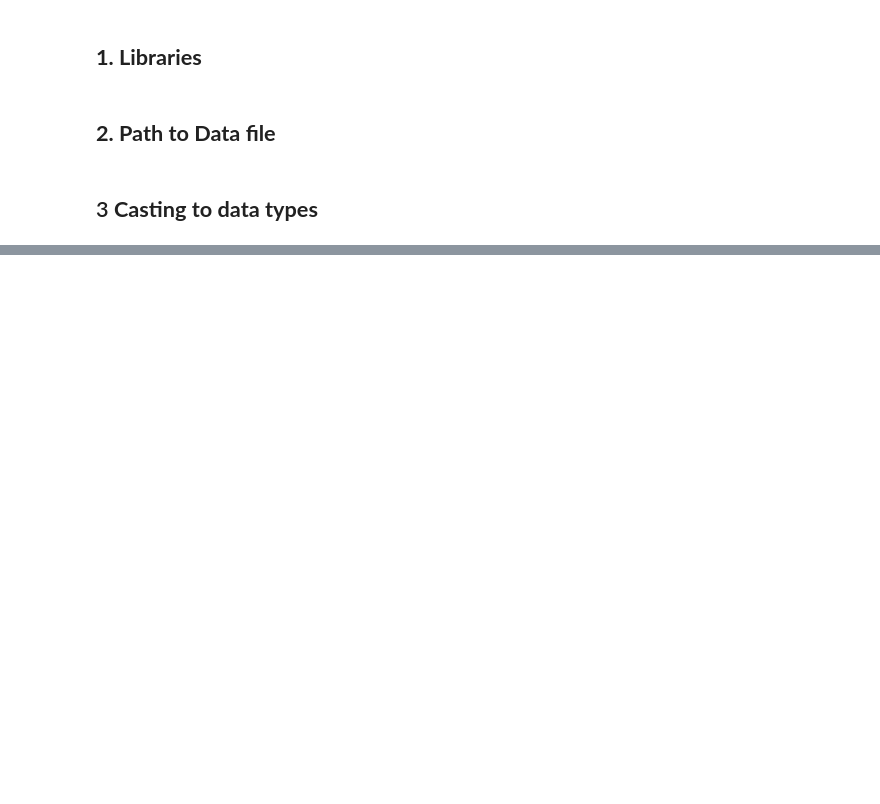
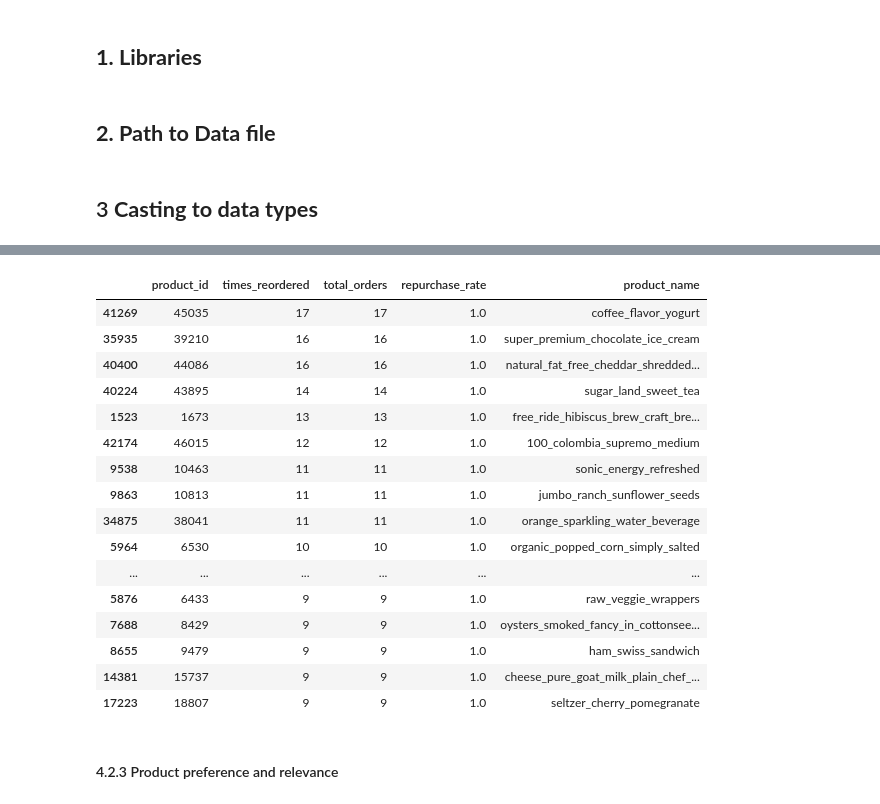
Before and after one commit to LuisPastranaLemus/P_20250505_Purchasing_activity_analysis, a Jupyter notebook: notebooks/02_feature_engineering.ipynb, the cells around one changed output, grey strips where cells are left out. Saved outputs shown, nothing was run; the diff lists cells and outputs as text; code cells hidden in the pictures; blank space fills up the shorter version.

```diff
--- a/notebooks/02_feature_engineering.ipynb
+++ b/notebooks/02_feature_engineering.ipynb
@@ -394,0 +270,5 @@ df_music_time_city_day.to_csv(processed_path, index=False)
+# %%
+# Products with highest repurchase rate
+pivot_product_repurchase = pd.pivot_table(df_order_products, index='product_id', values='reordered', aggfunc=['sum', 'count'])
+pivot_product_repurchase.columns = ['times_reordered', 'total_orders']
+pivot_product_repurchase
@@ -394,0 +290,3 @@ df_music_time_city_day.to_csv(processed_path, index=False)
+# %%
+pivot_product_repurchase['repurchase_rate'] = (pivot_product_repurchase['times_reordered'] / pivot_product_repurchase['total_orders'])
+pivot_product_repurchase
@@ -394,0 +308,3 @@ df_music_time_city_day.to_csv(processed_path, index=False)
+# %%
+pivot_product_repurchase = pivot_product_repurchase.reset_index()
+pivot_product_repurchase
@@ -394,0 +325,3 @@ df_music_time_city_day.to_csv(processed_path, index=False)
+# %%
+pivot_product_repurchase = pivot_product_repurchase.merge(df_products[['product_id', 'product_name']], on='product_id', how='left')
+pivot_product_repurchase
@@ -394,0 +342,20 @@ df_music_time_city_day.to_csv(processed_path, index=False)
+# %%
+pivot_product_repurchase.sort_values(by=['repurchase_rate', 'times_reordered'], ascending=[False, False]).head(20)
+# %% [output]
+|  | product_id | times_reordered | total_orders | repurchase_rate | product_name |
+| 41269 | 45035 | 17 | 17 | 1.0 | coffee_flavor_yogurt |
+| 35935 | 39210 | 16 | 16 | 1.0 | super_premium_chocolate_ice_cream |
+| 40400 | 44086 | 16 | 16 | 1.0 | natural_fat_free_cheddar_shredded... |
+| 40224 | 43895 | 14 | 14 | 1.0 | sugar_land_sweet_tea |
+| 1523 | 1673 | 13 | 13 | 1.0 | free_ride_hibiscus_brew_craft_bre... |
+| 42174 | 46015 | 12 | 12 | 1.0 | 100_colombia_supremo_medium |
+| 9538 | 10463 | 11 | 11 | 1.0 | sonic_energy_refreshed |
+| 9863 | 10813 | 11 | 11 | 1.0 | jumbo_ranch_sunflower_seeds |
+| 34875 | 38041 | 11 | 11 | 1.0 | orange_sparkling_water_beverage |
+| 5964 | 6530 | 10 | 10 | 1.0 | organic_popped_corn_simply_salted |
+| ... | ... | ... | ... | ... | ... |
+| 5876 | 6433 | 9 | 9 | 1.0 | raw_veggie_wrappers |
+| 7688 | 8429 | 9 | 9 | 1.0 | oysters_smoked_fancy_in_cottonsee... |
+| 8655 | 9479 | 9 | 9 | 1.0 | ham_swiss_sandwich |
+| 14381 | 15737 | 9 | 9 | 1.0 | cheese_pure_goat_milk_plain_chef_... |
+| 17223 | 18807 | 9 | 9 | 1.0 | seltzer_cherry_pomegranate |
@@ -394,0 +367,2 @@ df_music_time_city_day.to_csv(processed_path, index=False)
+# %% [markdown]
+#### 4.2.3 Product preference and relevance
```
Also changed, not shown: parts of 73 cells of this notebook, 17 other files.
